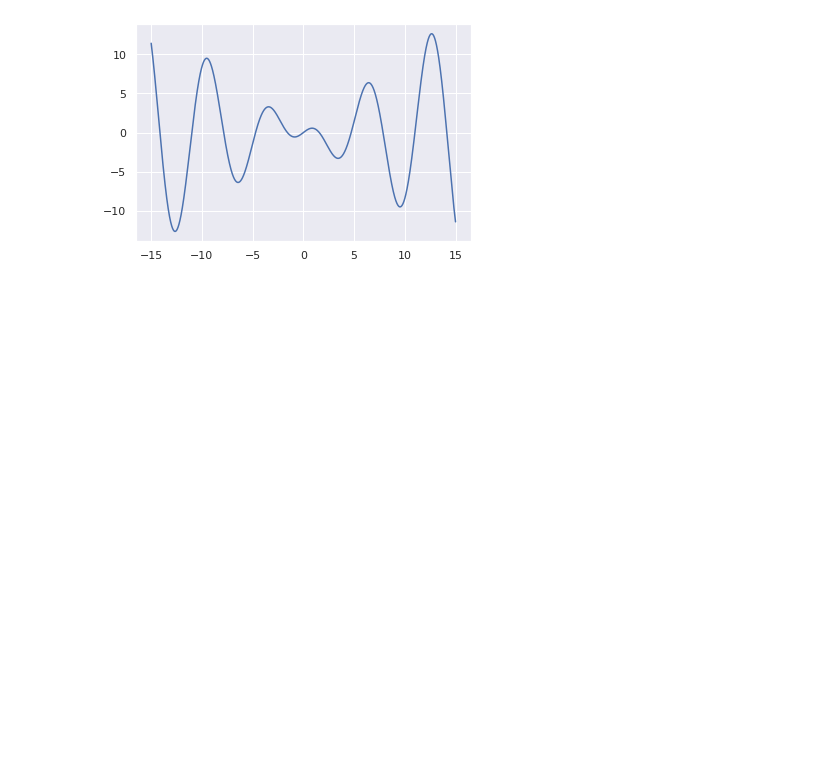
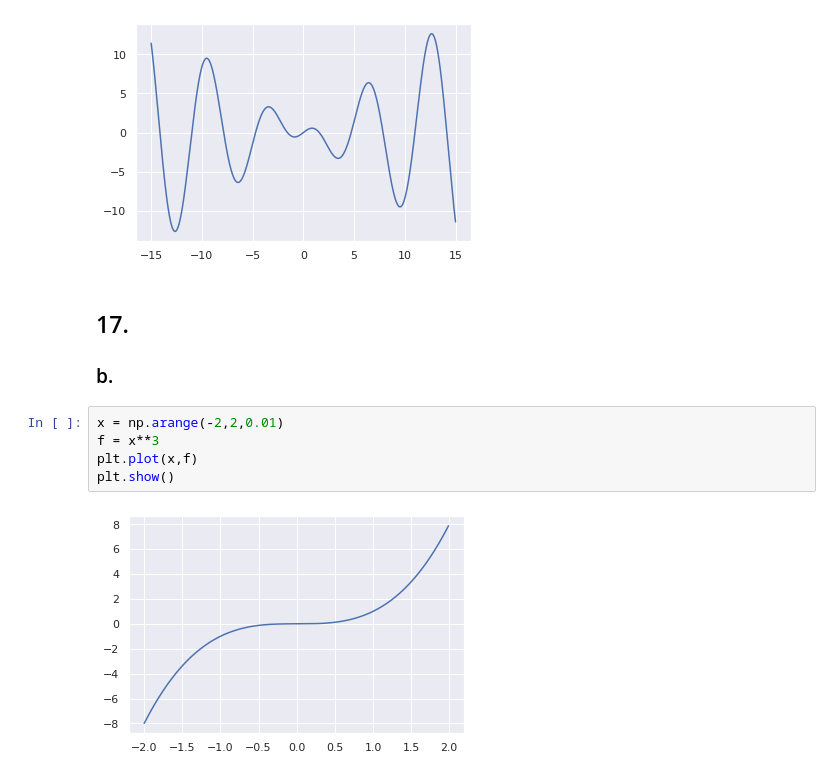
Before and after one commit to IamFode/matematicas, a Jupyter notebook: calculo/george_thomas/python/ej_de_practica.ipynb, the cells around one changed output. Cells and saved outputs as stored; diff of their text form; blank space fills up the shorter version.

```diff
--- a/calculo/george_thomas/python/ej_de_practica.ipynb
+++ b/calculo/george_thomas/python/ej_de_practica.ipynb
@@ -87,3 +87,14 @@ plt.plot(x,f)
 plt.show()
 # %% [output]
 [figure]
+# %% [markdown]
+## 17.
+
+### b.
+# %%
+x = np.arange(-2,2,0.01)
+f = x**3
+plt.plot(x,f)
+plt.show()
+# %% [output]
+[figure, added]
```
Also changed, not shown: parts of 4 cells of this notebook, 7 other files.
